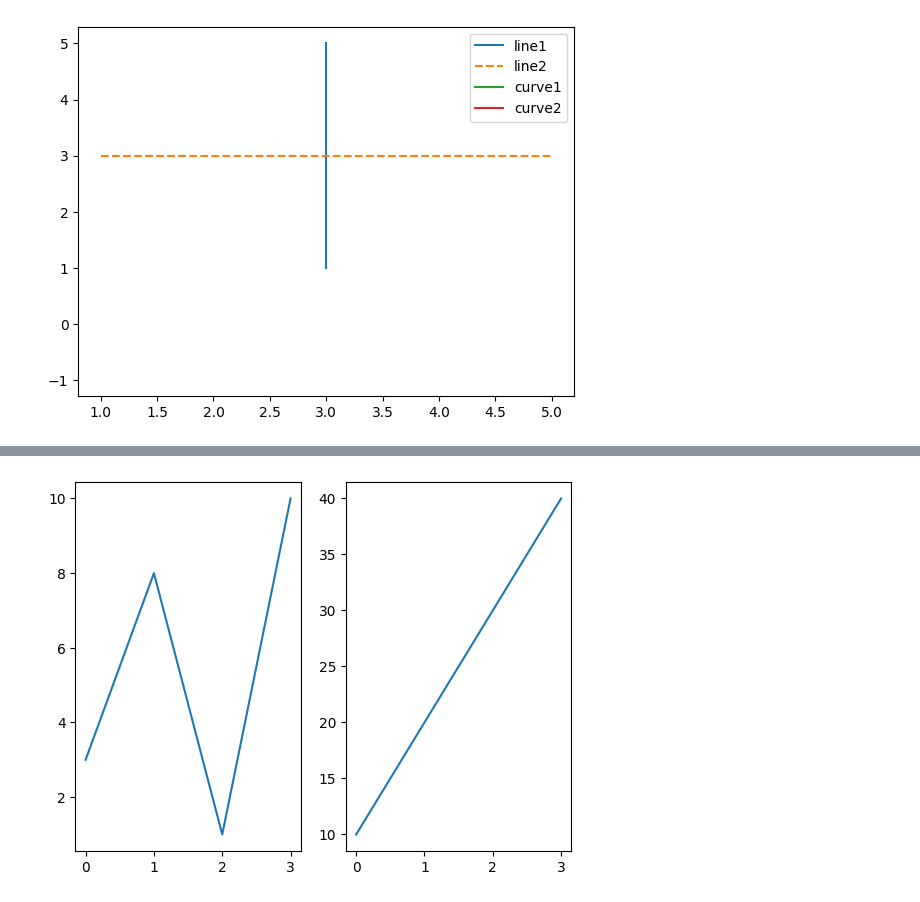
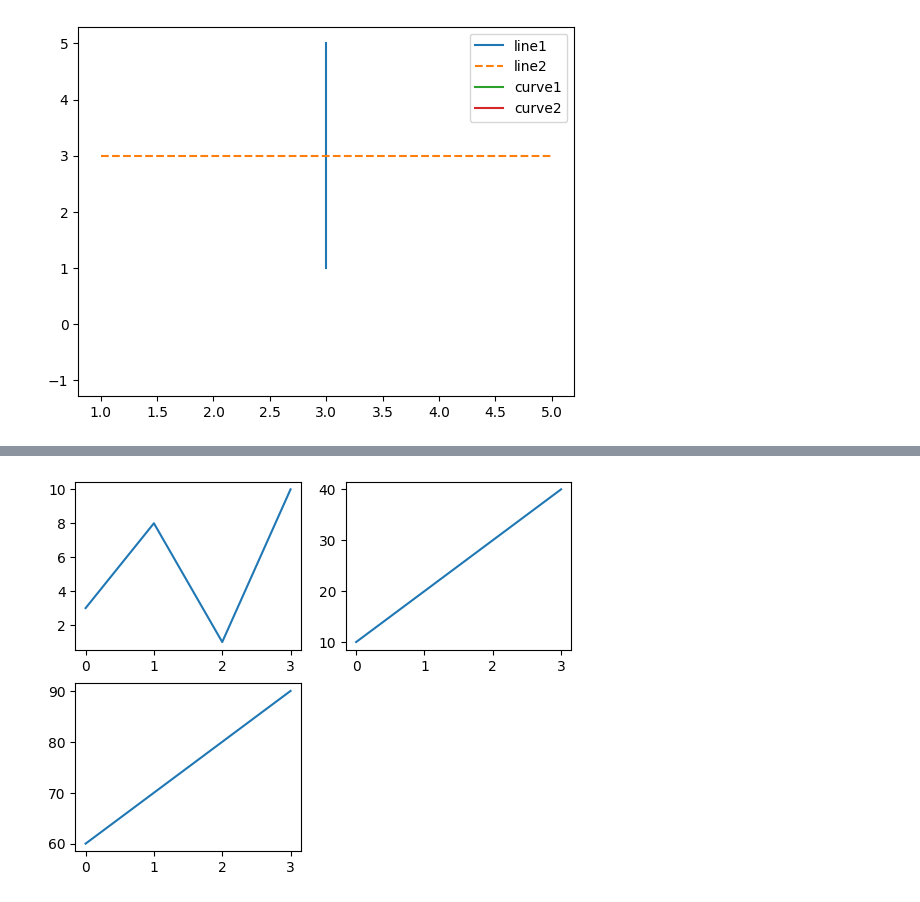
Before and after one commit to Kevingeorge619/DAUP, a Jupyter notebook: Matplotlib/main.ipynb, the cells around one changed output, grey strips where cells are left out. Saved outputs shown, nothing was run; the diff lists cells and outputs as text; code cells hidden in the pictures.

```diff
--- a/Matplotlib/main.ipynb
+++ b/Matplotlib/main.ipynb
@@ -69,18 +75,24 @@ y = np.array([240,250,260,270,280,290,300,310,320,330])
 # %%
 # display multiple plot - with subplot() function you can draw mulitple plots in one figure
 
 #plot 1:
 x = np.array([0,1,2,3])
 y = np.array([3,8,1,10])
-plt.subplot(1,2,1)
+plt.subplot(2,2,1)
 plt.plot(x,y)
 
 #plot 2:
 x = np.array([0,1,2,3])
 y = np.array([10,20,30,40])
-plt.subplot(1,2,2)
+plt.subplot(2,2,2)
+plt.plot(x,y)
+
+#plot 3:
+x = np.array([0,1,2,3])
+y =np.array([60,70,80,90])
+plt.subplot(2,2,3)
 plt.plot(x,y)
 
 plt.show()
 # %% [output]
-[figure, old version]
+[figure, new version]
```
Also changed, not shown: parts of 3 cells of this notebook.
